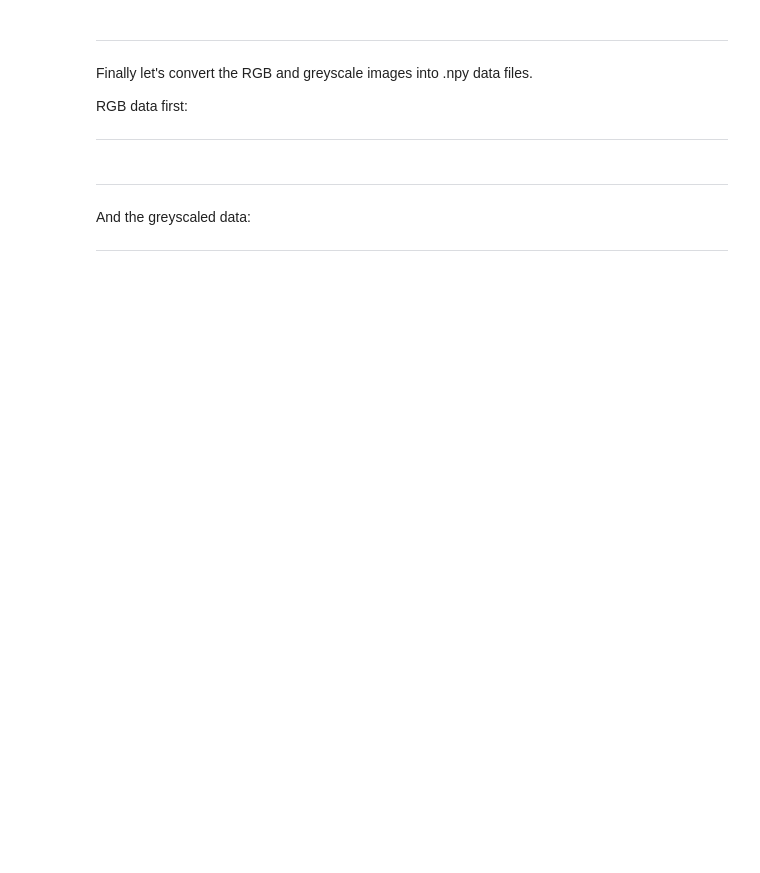
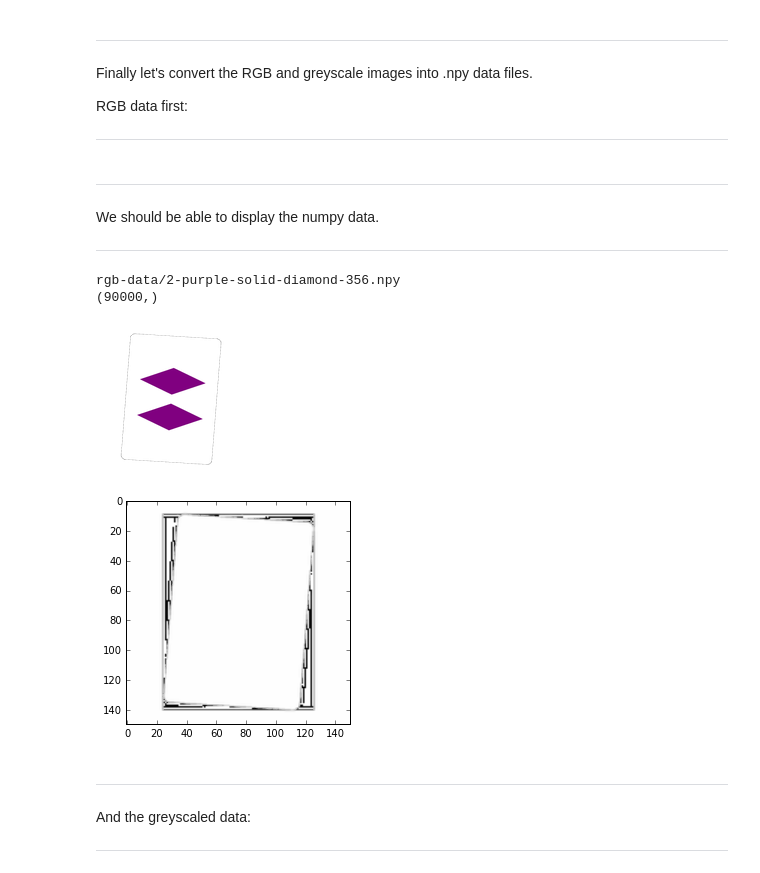
Before and after one commit to yosemitebandit/setbot, a Jupyter notebook: generate_images_and_data.ipynb, the cells around one changed output. Drawn from its saved outputs; the diff is of its cells as text; code cells hidden in the pictures; blank space fills up the shorter version.

```diff
--- a/generate_images_and_data.ipynb
+++ b/generate_images_and_data.ipynb
@@ -209,6 +218,52 @@ for filename in os.listdir(input_directory):
   output_filename = '%s.npy' % filename.split('.')[0]
   output_path = os.path.join(output_directory, output_filename)
   np.save(output_path, rgb_data)
+# %% [markdown]
+---
+We should be able to display the numpy data.
+
+---
+# %%
+% matplotlib inline
+import matplotlib.pyplot as plt
+from IPython import display
+
+
+path = '1-green-empty-oval-342.npy'
+#path = '1-red-empty-oval-345.npy'
+path = '3-green-solid-bean-27.npy'
+path = '2-purple-solid-diamond-356.npy'
+#path = '2-purple-empty-oval-344.npy'
+#path = '2-green-solid-bean-1.npy'
+#path = '2-red-solid-bean-1.npy'
+output_path = os.path.join(output_directory, path)
+print output_path
+data = np.load(output_path)
+print data.shape
+rgba = np.empty((150, 150, 4))
+
+row, col, channel = 0, 0, 0
+for i in range(len(data)):
+  rgba[row][col][channel] = data[i]
+  channel += 1
+  if channel > 3:
+    channel = 0
+    col += 1
+    if col > 149:
+      col = 0
+      row += 1
+
+_ = plt.imshow(rgba)
+
+
+image_filename = '%s.png' % path.split('.')[0]
+image_path = os.path.join('resized-images', image_filename)
+display.display(display.Image(filename=image_path))
+# %% [output]
+rgb-data/2-purple-solid-diamond-356.npy
+(90000,)
+[figure, added]
+[figure, added]
 # %% [markdown]
 ---
 And the greyscaled data:
```
Also changed, not shown: parts of 7 cells of this notebook.
